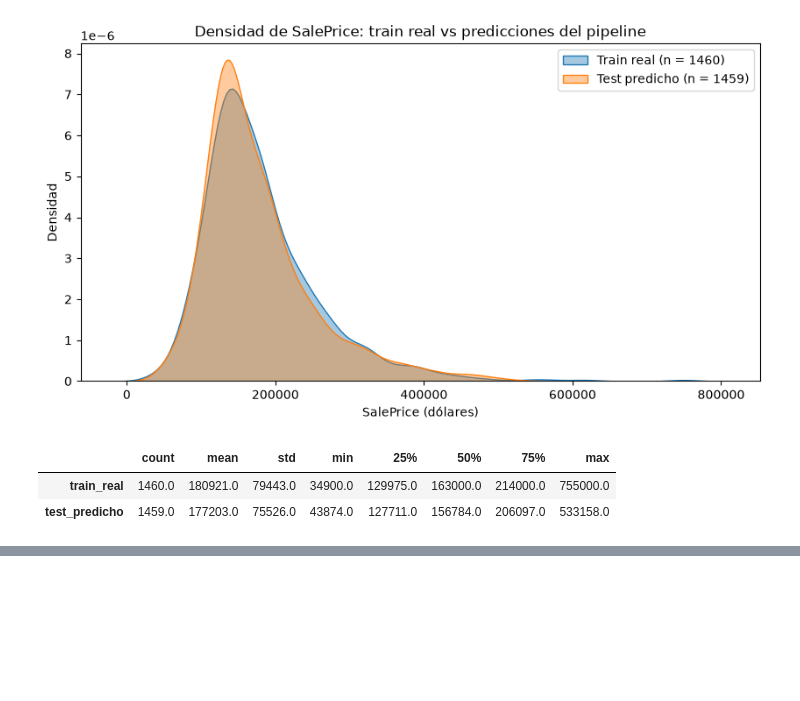
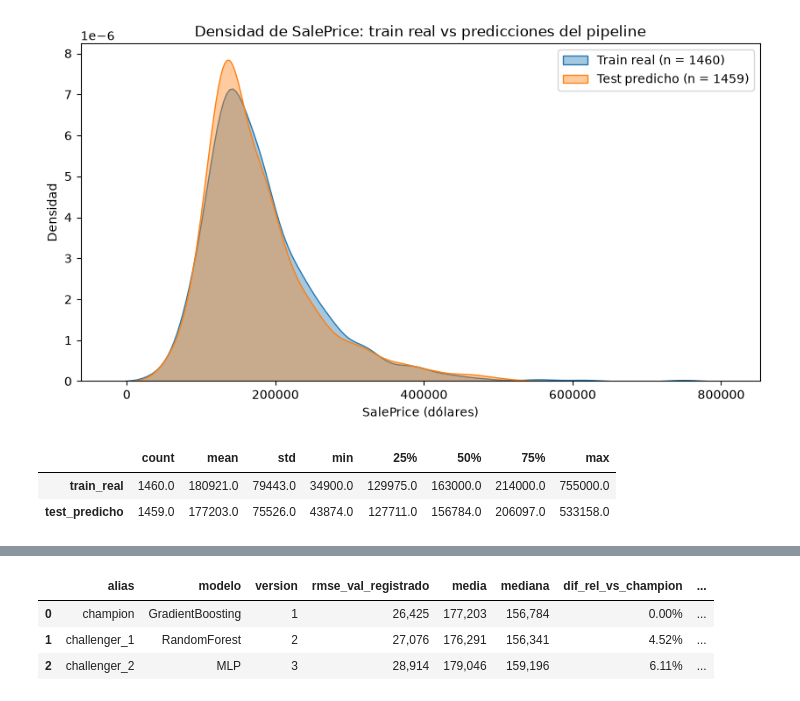
Before and after one commit to 25005795-blip/House_pricing, a Jupyter notebook: notebooks/4.0-mo-inferencia.ipynb, the cells around one changed output, grey strips where cells are left out. Cells and saved outputs as stored; diff of their text form; code cells hidden in the pictures; blank space fills up the shorter version.

```diff
--- a/notebooks/4.0-mo-inferencia.ipynb
+++ b/notebooks/4.0-mo-inferencia.ipynb
@@ -50,8 +68,12 @@ Carga del pipeline almacenado en el notebook de entrenamiento. Contiene la ingen
 # %%
-BEST_MODEL_PATH = MODELS_DIR / "best_model_pipeline.pkl"
+configurar_mlflow(MLFLOW_EXPERIMENT_INFERENCE)
+cliente = MlflowClient()
 
-best_model_pipeline = joblib.load(BEST_MODEL_PATH)
+CHAMPION_URI = f"models:/{REGISTERED_MODEL_NAME}@{CHAMPION_ALIAS}"
+version_champion = cliente.get_model_version_by_alias(REGISTERED_MODEL_NAME, CHAMPION_ALIAS)
+best_model_pipeline = mlflow.sklearn.load_model(CHAMPION_URI)
 
-print(f"Modelo: {type(best_model_pipeline.named_steps['model']).__name__}")
+print(f"Champion: {REGISTERED_MODEL_NAME} v{version_champion.version} ({version_champion.tags.get('modelo')})")
+print(f"RMSE val registrado: {float(version_champion.tags.get('rmse_val')):,.0f}")
 best_model_pipeline
 # %% [output]
@@ -217,0 +251,33 @@ pd.DataFrame({
+# %%
+versiones = {CHAMPION_ALIAS: version_champion}
+predicciones_modelos = {CHAMPION_ALIAS: pred_saleprice}
+
+for alias in CHALLENGER_ALIASES:
+    versiones[alias] = cliente.get_model_version_by_alias(REGISTERED_MODEL_NAME, alias)
+    challenger = mlflow.sklearn.load_model(f"models:/{REGISTERED_MODEL_NAME}@{alias}")
+    predicciones_modelos[alias] = np.expm1(challenger.predict(test_raw[INPUT_FEATURES]))
+
+comparacion = pd.DataFrame([
+    {
+        "alias": alias,
+        "modelo": versiones[alias].tags.get("modelo"),
+        "version": versiones[alias].version,
+        "rmse_val_registrado": float(versiones[alias].tags.get("rmse_val")),
+        "media": pred.mean(),
+        "mediana": np.median(pred),
+        "dif_rel_vs_champion": np.mean(np.abs(pred - pred_saleprice) / pred_saleprice),
+        "correlacion_vs_champion": np.corrcoef(pred, pred_saleprice)[0, 1],
+        "ks_vs_train": ks_2samp(pred, train_raw[TARGET]).statistic,
+    }
+    for alias, pred in predicciones_modelos.items()
+])
+
+comparacion.style.format({
+    "rmse_val_registrado": "{:,.0f}", "media": "{:,.0f}", "mediana": "{:,.0f}",
+    "dif_rel_vs_champion": "{:.2%}", "correlacion_vs_champion": "{:.4f}", "ks_vs_train": "{:.4f}",
+})
+# %% [output]
+|  | alias | modelo | version | rmse_val_registrado | media | mediana | dif_rel_vs_champion | ... |
+| 0 | champion | GradientBoosting | 1 | 26,425 | 177,203 | 156,784 | 0.00% | ... |
+| 1 | challenger_1 | RandomForest | 2 | 27,076 | 176,291 | 156,341 | 4.52% | ... |
+| 2 | challenger_2 | MLP | 3 | 28,914 | 179,046 | 159,196 | 6.11% | ... |
```
Also changed, not shown: parts of 10 cells of this notebook, 6 other files.
